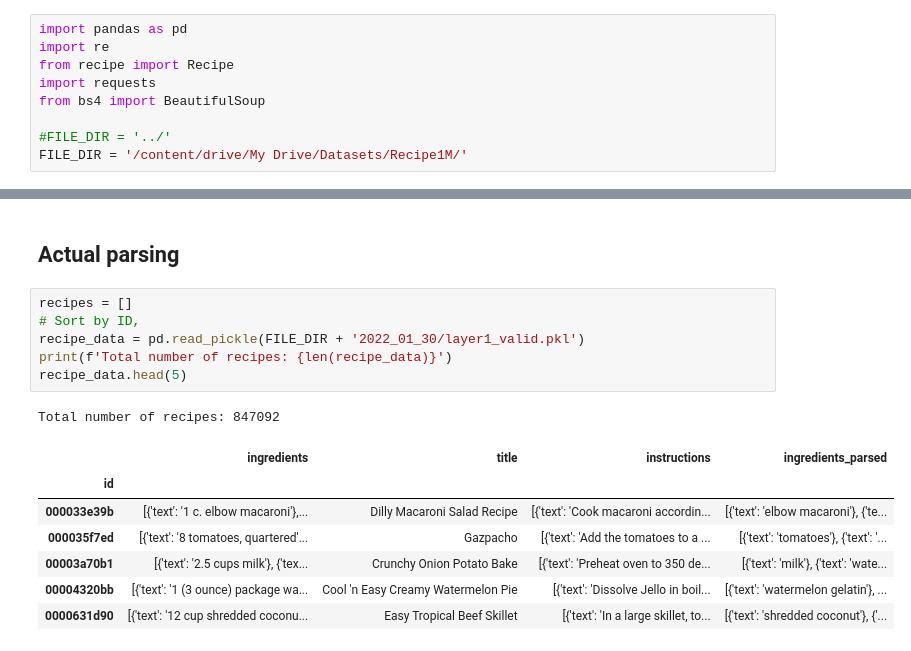
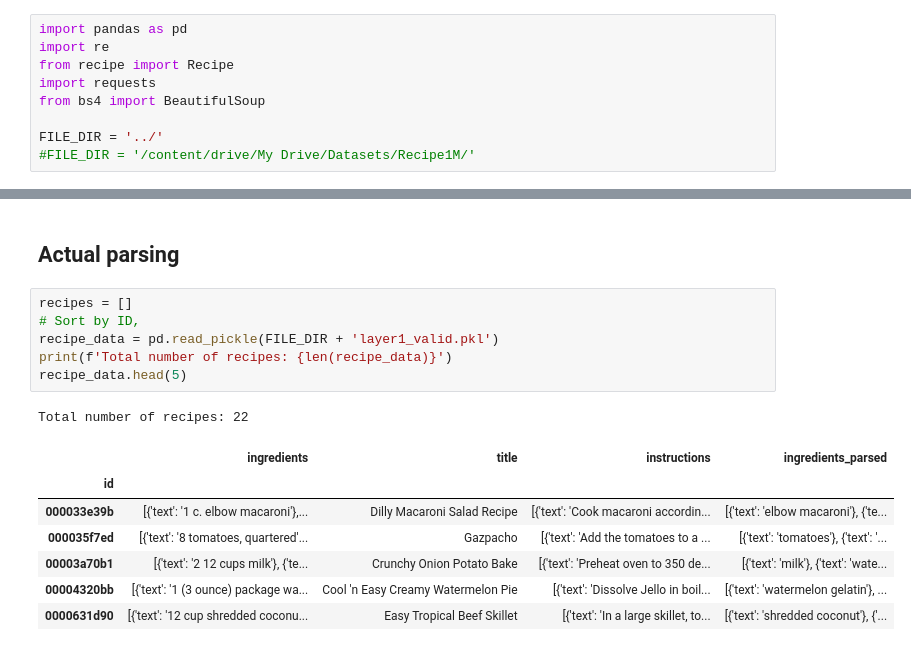
Before and after one commit to mscholl96/mad-recime, a Jupyter notebook: data/recipe1M/parser/parser.ipynb, the cells around one changed output, grey strips where cells are left out. Saved outputs shown, nothing was run; the diff lists cells and outputs as text.

```diff
--- a/data/recipe1M/parser/parser.ipynb
+++ b/data/recipe1M/parser/parser.ipynb
@@ -39,8 +39,8 @@ from recipe import Recipe
 import requests
 from bs4 import BeautifulSoup
 
-#FILE_DIR = '../'
-FILE_DIR = '/content/drive/My Drive/Datasets/Recipe1M/'
+FILE_DIR = '../'
+#FILE_DIR = '/content/drive/My Drive/Datasets/Recipe1M/'
 # %% [markdown]
 ## Recipe1M data
 Recipe1M comes with various json files containing crawled recipes from the web. For our project, two of them are interesting:
@@ -266,16 +223,16 @@ def postprocess(recipe):
 # %%
 recipes = []
 # Sort by ID,
-recipe_data = pd.read_pickle(FILE_DIR + '2022_01_30/layer1_valid.pkl')
+recipe_data = pd.read_pickle(FILE_DIR + 'layer1_valid.pkl')
 print(f'Total number of recipes: {len(recipe_data)}')
 recipe_data.head(5)
 # %% [output]
-Total number of recipes: 847092
+Total number of recipes: 22
 |  | ingredients | title | instructions | ingredients_parsed |
 | id |  |  |  |  |
 | 000033e39b | [{'text': '1 c. elbow macaroni'},... | Dilly Macaroni Salad Recipe | [{'text': 'Cook macaroni accordin... | [{'text': 'elbow macaroni'}, {'te... |
 | 000035f7ed | [{'text': '8 tomatoes, quartered'... | Gazpacho | [{'text': 'Add the tomatoes to a ... | [{'text': 'tomatoes'}, {'text': '... |
-| 00003a70b1 | [{'text': '2.5 cups milk'}, {'tex... | Crunchy Onion Potato Bake | [{'text': 'Preheat oven to 350 de... | [{'text': 'milk'}, {'text': 'wate... |
+| 00003a70b1 | [{'text': '2 12 cups milk'}, {'te... | Crunchy Onion Potato Bake | [{'text': 'Preheat oven to 350 de... | [{'text': 'milk'}, {'text': 'wate... |
 | 00004320bb | [{'text': '1 (3 ounce) package wa... | Cool 'n Easy Creamy Watermelon Pie | [{'text': 'Dissolve Jello in boil... | [{'text': 'watermelon gelatin'}, ... |
 | 0000631d90 | [{'text': '12 cup shredded coconu... | Easy Tropical Beef Skillet | [{'text': 'In a large skillet, to... | [{'text': 'shredded coconut'}, {'... |
 # %%
```
Also changed, not shown: parts of 5 cells of this notebook, 1 other file.
